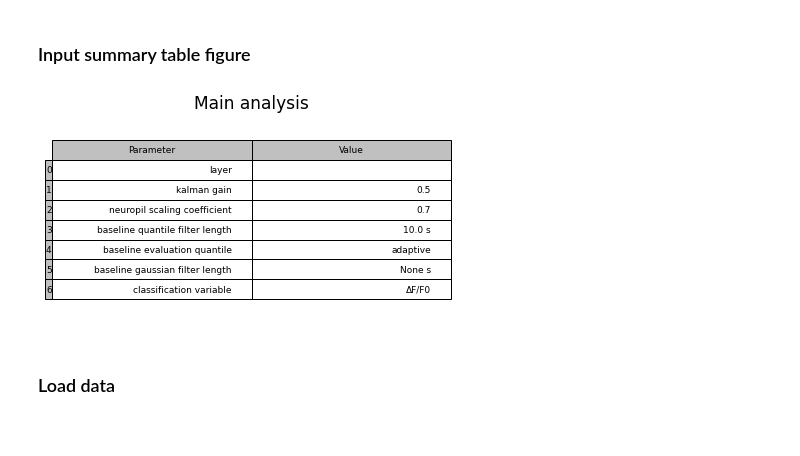
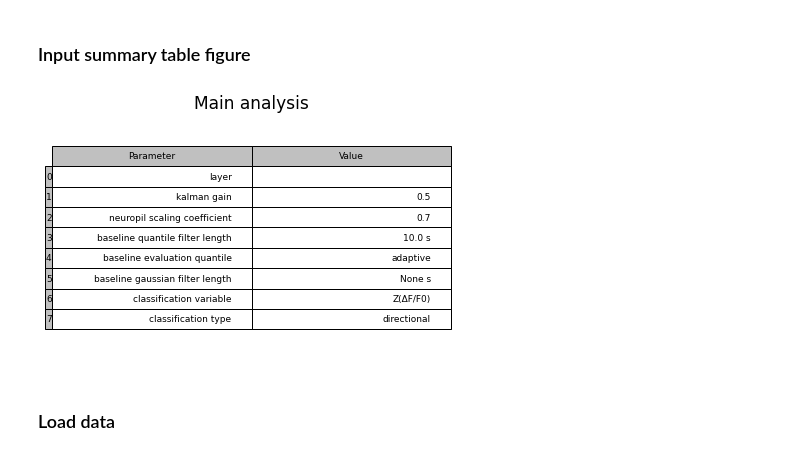
Before and after one commit to shohamlab/usnm2p, a Jupyter notebook: main_analysis.ipynb, the cells around one changed output. Cells and saved outputs as stored; diff of their text form; code cells hidden in the pictures.

```diff
--- a/main_analysis.ipynb
+++ b/main_analysis.ipynb
@@ -30,7 +30,7 @@ figs = {}
 # %% [markdown]
 ### Input datasets and main processing parameters
 # %%
-analysis_type = 'main'
+analysis_type = 'main' # DEFAULT_ANALYSIS  # Analysis type
 layer = None  # cortical layer
 slack_notify = False
 kalman_gain = KALMAN_GAIN  # Gain of Kalman filter
@@ -38,7 +38,14 @@ neuropil_scaling_coeff = NEUROPIL_SCALING_COEFF  # scaling coefficient for neuro
 baseline_quantile = BASELINE_QUANTILE  # evaluation quantile for baseline computation
 baseline_wquantile = BASELINE_WQUANTILE  # quantile filter window size (s) to compute fluorescence baseline
 baseline_wsmoothing = BASELINE_WSMOOTHING  # gaussian filter window size (s) to smooth out fluorescence baseline
-ykey_classification = Label.DFF  # Variable of interest for post-processing
+trial_aggfunc = TRIAL_AGGFUNC  # trial aggregation function
+ykey_classification = YKEY_CLASSIFICATION  # Reference variable for response classification
+directional = DIRECTIONAL_DETECTION  # whether to look for directional (i.e. positive only) effect for response detection
+xkeys_plt = [  # Input parameters
+    Label.P,
+    Label.DC,
+    Label.ISPTA
+]
 # %% [markdown]
 ### Derived parameters
 # %%
@@ -75,14 +72,15 @@ logger.info(s)
 # %%
 figs['dataset_info'] = plot_table({
     'layer': layer,
     'kalman gain': kalman_gain,
     'neuropil scaling coefficient': neuropil_scaling_coeff,
     'baseline quantile filter length': f'{baseline_wquantile} s',
     'baseline evaluation quantile': baseline_quantile_str,
     'baseline gaussian filter length': f'{baseline_wsmoothing} s',
-    'classification variable': ykey_classification
+    'classification variable': ykey_classification,
+    'classification type': f"{'' if directional else 'non '}directional"
     }, title='Main analysis', aspect=1.5)
 # %% [output]
-[figure, old version]
+[figure, new version]
 # %% [markdown]
 ### Load data
```
Also changed, not shown: parts of 10 cells of this notebook, 10 other files.
